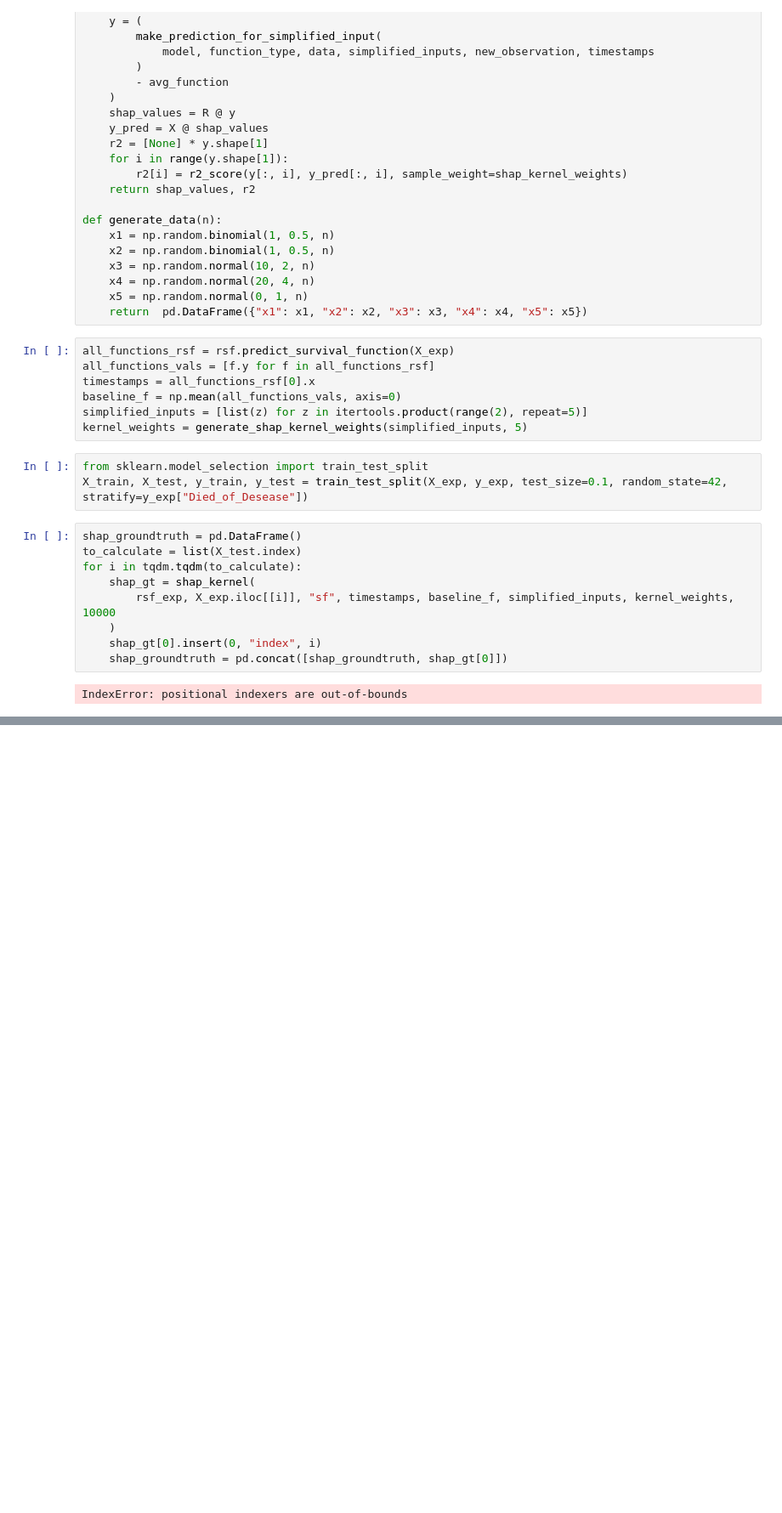
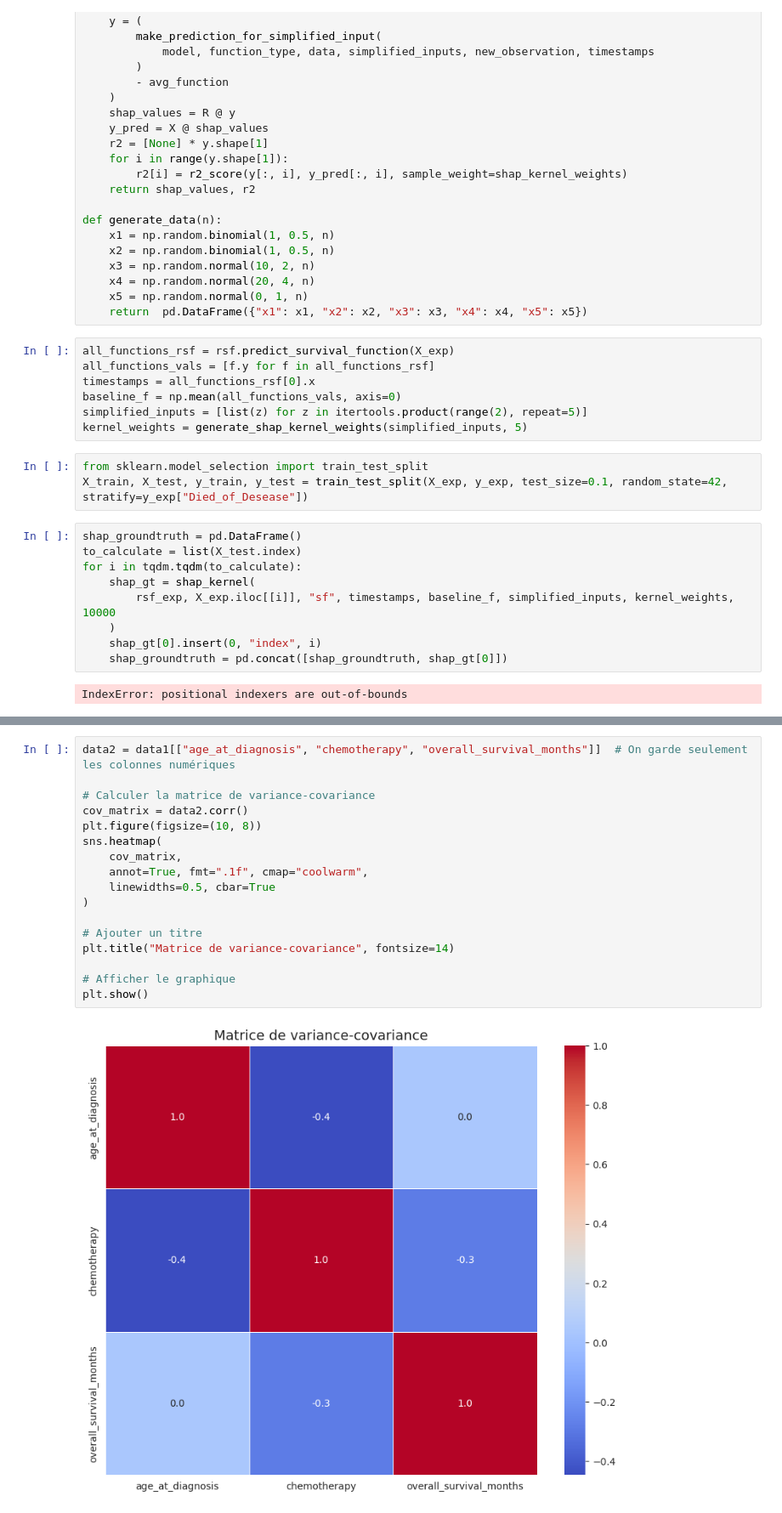
Before and after one commit to Clement-Dn/Surv-ML, a Jupyter notebook: BasicSurv.ipynb, the cells around one changed output, grey strips where cells are left out. Shown at 85% size. Drawn from its saved outputs; the diff is of its cells as text; blank space fills up the shorter version.

```diff
--- a/BasicSurv.ipynb
+++ b/BasicSurv.ipynb
@@ -473,0 +554,19 @@ IndexError: positional indexers are out-of-bounds
+# %%
+data2 = data1[["age_at_diagnosis", "chemotherapy", "overall_survival_months"]]  # On garde seulement les colonnes numériques
+
+# Calculer la matrice de variance-covariance
+cov_matrix = data2.corr()
+plt.figure(figsize=(10, 8))
+sns.heatmap(
+    cov_matrix,
+    annot=True, fmt=".1f", cmap="coolwarm",
+    linewidths=0.5, cbar=True
+)
+
+# Ajouter un titre
+plt.title("Matrice de variance-covariance", fontsize=14)
+
+# Afficher le graphique
+plt.show()
+# %% [output]
+[figure, added]
```
Also changed, not shown: parts of 16 cells of this notebook, 1 other file.
